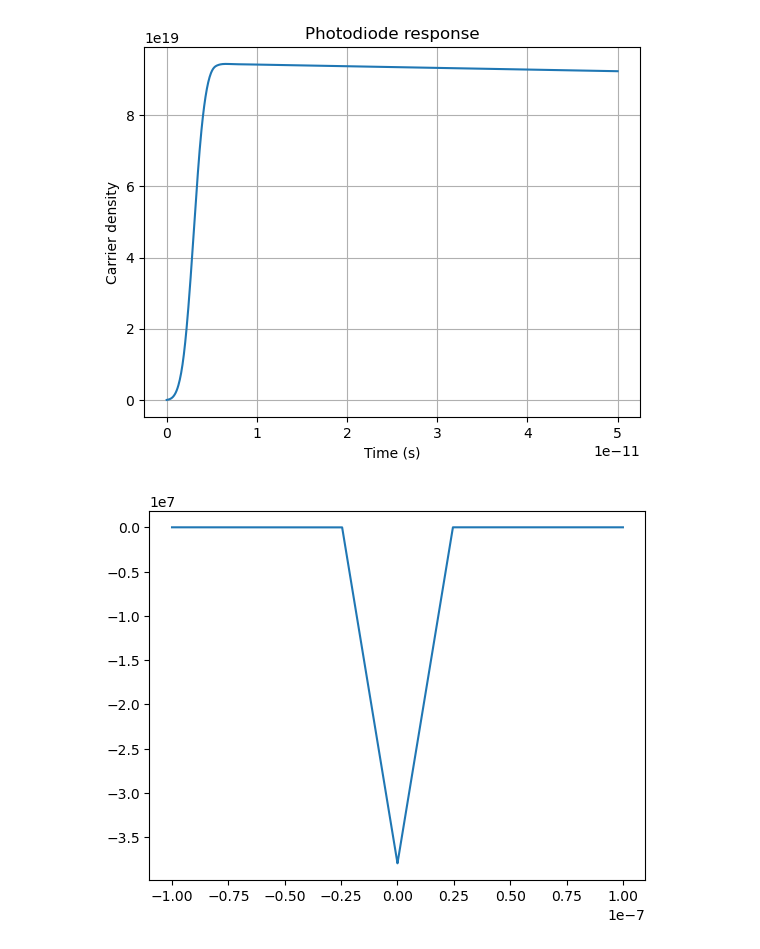
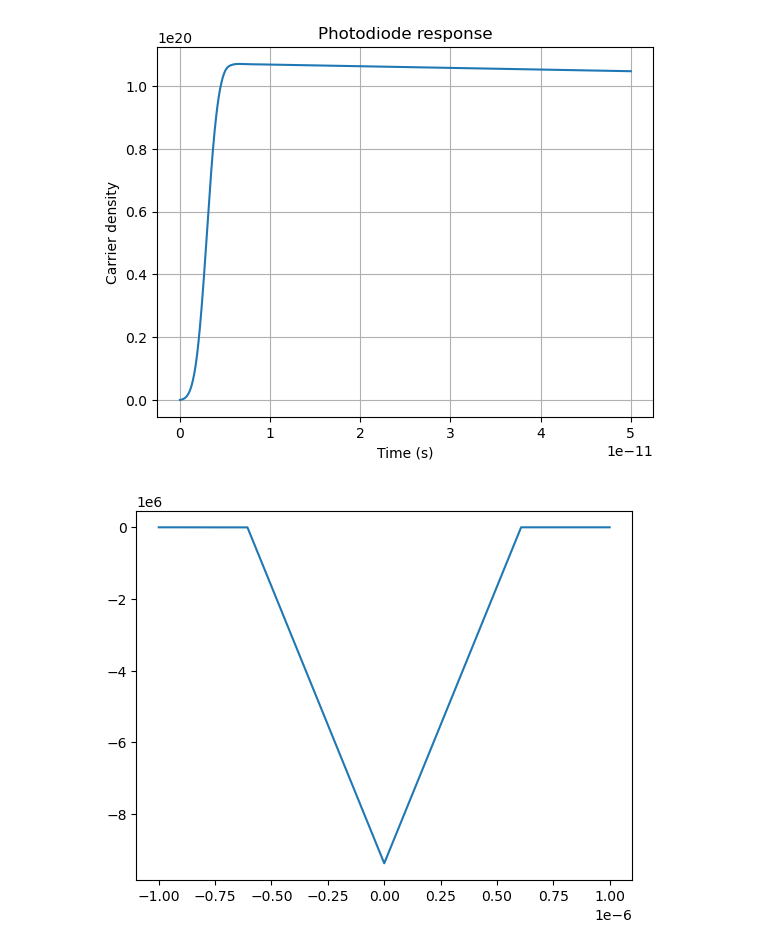
Before and after one commit to RJ-TUe/photodiode, a Jupyter notebook: photodiode_model/_main.ipynb, the cells around one changed output. Saved outputs shown, nothing was run; the diff lists cells and outputs as text; code cells hidden in the pictures.

```diff
--- a/photodiode_model/_main.ipynb
+++ b/photodiode_model/_main.ipynb
@@ -69,7 +69,7 @@ envelope  = np.exp(-((t_pulse - t0)**2) / (2 * tau_pulse**2))
 # CW source
 cw_source = LightSource(P=P, lam=lam, bandwidth=0, area=A, mode='cw')
 PIN = PINJunction(100e-9, 50e-9, 100e-9, 1e24, 1e24)
-PN = PNJunction(100e-9, 100e-9, 1e24, 1e24)
+PN = PNJunction(1000e-9, 1000e-9, 1e22, 1e22)
 
 # pulsed source
 pulsed_source = LightSource(
@@ -81,33 +81,37 @@ pulsed_source = LightSource(
     pulse_t   = t_pulse,
     pulse_env = envelope,
 )
 
 # Main eval folder
 def dn_dt(t, n):
     alpha = absorbance(pulsed_source.lam, model="beer_lambert", alpha_0=1e6)
     qe = eta(pulsed_source.lam, model='unity')
     phi   = flux(pulsed_source, t, model='monochromatic')
     G_z   = generation_rate(PN.mesh, qe, alpha, phi, model="beer_lambert")
     G_avg = np.trapezoid(G_z, PN.mesh) / PN.d
     return G_avg - n / tau
 
 # evaluation parameters
 t_span = (0, 50e-12)
 t_eval = np.linspace(0, 50e-12, 1000)
 
 if __name__ == "__main__":
     sol = sci.integrate.solve_ivp(
     dn_dt, t_span, [0],
     t_eval  = t_eval,
     )
     plt.plot(sol.t, sol.y[0])
     plt.xlabel("Time (s)")
     plt.ylabel("Carrier density")
     plt.title("Photodiode response")
     plt.grid()
-    E,rho,V = electric_field(PN, model='depletion')
+
+    E,rho,V = electric_field(PN, V_bias=-5.0, model='depletion')
     plt.figure()
     plt.plot(PN.mesh, E)
+
+    plt.figure()
+    plt.plot(PN.mesh, V)
 # %% [output]
-[figure, old version]
+[figure, new version]
-[figure, old version]
+[figure, new version]
```
Also changed, not shown: parts of 2 cells of this notebook, 4 other files.
